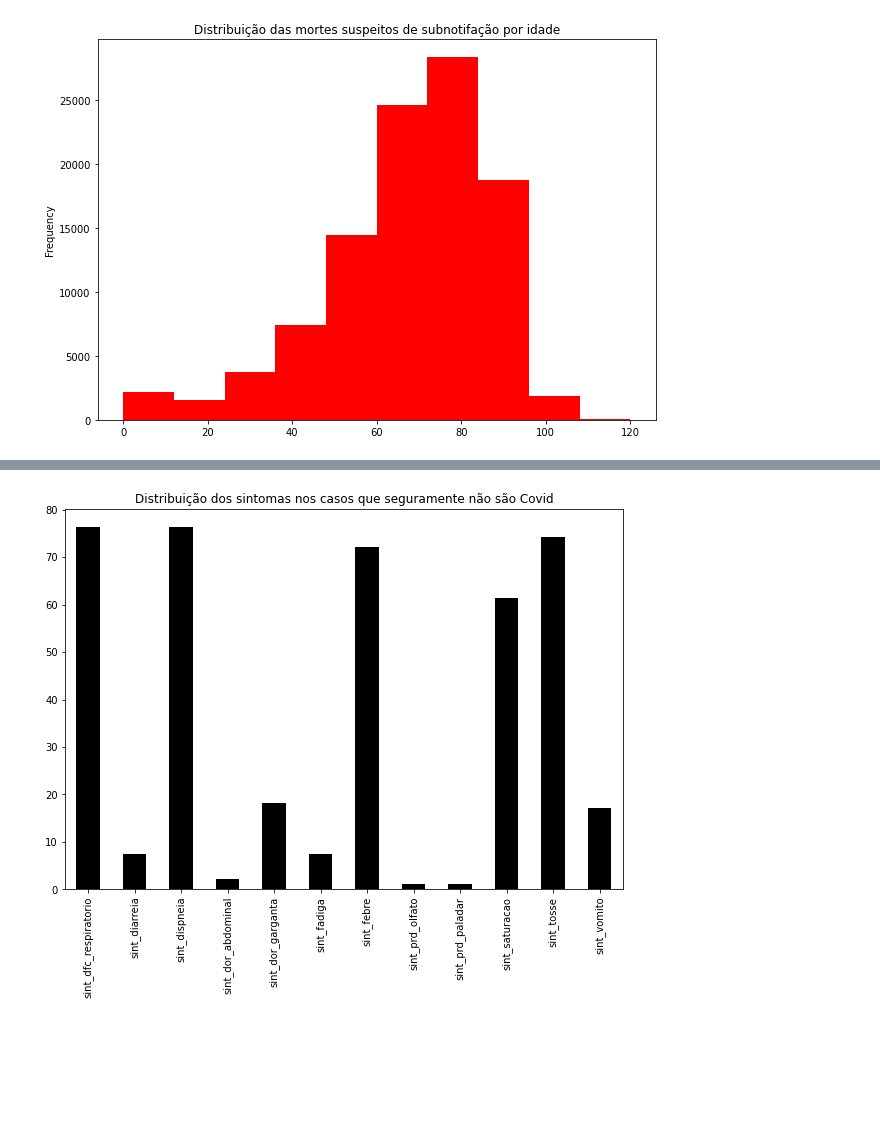
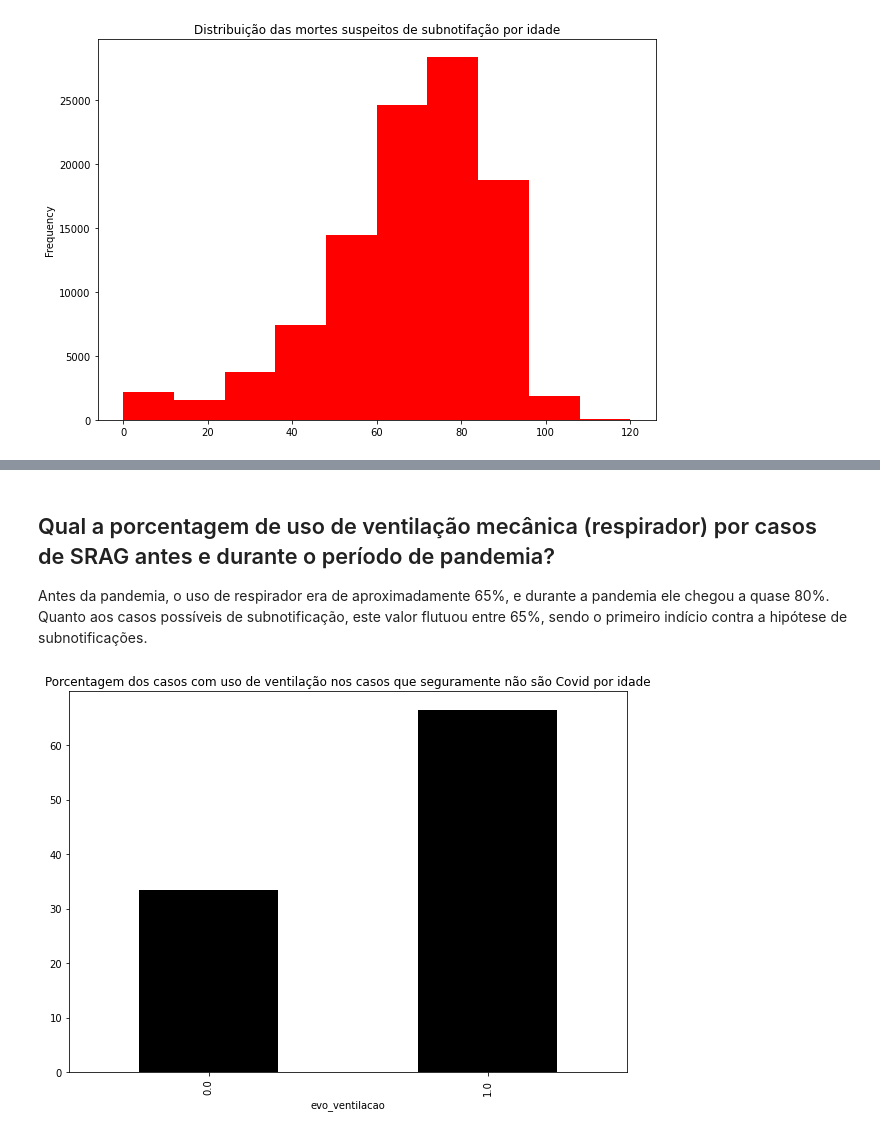
Before and after one commit to mateuspinto/subnotificacoes-covid, a Jupyter notebook: src/visualization.ipynb, the cells around one changed output, grey strips where cells are left out. Saved outputs shown, nothing was run; the diff lists cells and outputs as text; code cells hidden in the pictures; blank space fills up the shorter version.

Commit message:
finalizada entrega 4 :3

```diff
--- a/src/visualization.ipynb
+++ b/src/visualization.ipynb
@@ -9,14 +31,15 @@ mpl.rc('figure', figsize=(10, 7))
 # %%
 PANDEMIC_DAY_ZERO = '2020-02-06'
 
+# Baixar e descompactar o arquivo https://drive.google.com/file/d/1knTUgLZHLQcBF9CmCdHWk-WP94AXh2_J/view?usp=sharing
 all_cases = pd.read_parquet(PROCESSED_DATA_DIR / 'casos.parquet')
 true_covid_cases = all_cases[all_cases.dg_covid == 1]
-non_covid_cases = all_cases[(all_cases.dg_covid == 0) & (all_cases.vac_covid == 0) & (all_cases.cad_dt_notificacao < PANDEMIC_DAY_ZERO)]
+non_covid_cases = all_cases[(all_cases.cad_dt_notificacao < PANDEMIC_DAY_ZERO)]
 unknow_cases = all_cases[(all_cases.dg_covid == 0) & (all_cases.vac_covid == 0) & (all_cases.cad_dt_notificacao >= PANDEMIC_DAY_ZERO)]
 
 all_deaths = all_cases[all_cases.evo_obito==1]
 true_covid_deaths = all_deaths[all_deaths.dg_covid == 1]
-non_covid_deaths = all_deaths[(all_deaths.dg_covid == 0) & (all_deaths.vac_covid == 0) & (all_deaths.cad_dt_notificacao < PANDEMIC_DAY_ZERO)]
+non_covid_deaths = all_deaths[(all_deaths.cad_dt_notificacao < PANDEMIC_DAY_ZERO)]
 unknow_deaths = all_deaths[(all_deaths.dg_covid == 0) & (all_deaths.vac_covid == 0) & (all_deaths.cad_dt_notificacao >= PANDEMIC_DAY_ZERO)]
 
 RISK_FACTORS = [column for column in all_cases.columns.to_list() if ('fr_' in column)]
@@ -148,14 +264,18 @@ plt.show()
+# %% [markdown]
+## Qual a porcentagem de uso de ventilação mecânica (respirador) por casos de SRAG antes e durante o período de pandemia?
+
+Antes da pandemia, o uso de respirador era de aproximadamente 65%, e durante a pandemia ele chegou a quase 80%. Quanto aos casos possíveis de subnotificação, este valor flutuou entre 65%, sendo o primeiro indício contra a hipótese de subnotificações.
 # %%
-plt.title('Distribuição dos sintomas nos casos que seguramente não são Covid')
-non_covid_cases[SYMPTOMS].dropna(subset=SYMPTOMS).mean().multiply(100).plot(kind='bar', color='black')
+plt.title("Porcentagem dos casos com uso de ventilação nos casos que seguramente não são Covid por idade")
+non_covid_cases.groupby('evo_ventilacao').size().divide(len(non_covid_cases.dropna(subset=['evo_ventilacao']))).multiply(100).plot(kind='bar', color='black')
 plt.show()
 
-plt.title('Distribuição dos sintomas nos casos diagnósticados por Covid')
-true_covid_cases[SYMPTOMS].dropna(subset=SYMPTOMS).mean().multiply(100).plot(kind='bar', color='yellow')
+plt.title("Porcentagem dos casos com uso de ventilação nos casos diagnosticados por Covid por idade")
+true_covid_cases.groupby('evo_ventilacao').size().divide(len(true_covid_cases.dropna(subset=['evo_ventilacao']))).multiply(100).plot(kind='bar', color='yellow')
 plt.show()
 
-plt.title('Distribuição dos sintomas nos casos supeitos de subnotificação')
-unknow_cases[SYMPTOMS].dropna(subset=SYMPTOMS).mean().multiply(100).plot(kind='bar', color='orange')
+plt.title("Porcentagem dos casos com uso de ventilação nos casos suspeitos de subnotifação por idade")
+unknow_cases.groupby('evo_ventilacao').size().divide(len(unknow_cases.dropna(subset=['evo_ventilacao']))).multiply(100).plot(kind='bar', color='orange')
 plt.show()
 # %% [output]
-[figure, old version]
+[figure, new version]
```
Also changed, not shown: parts of 24 cells of this notebook, 3 other files.
